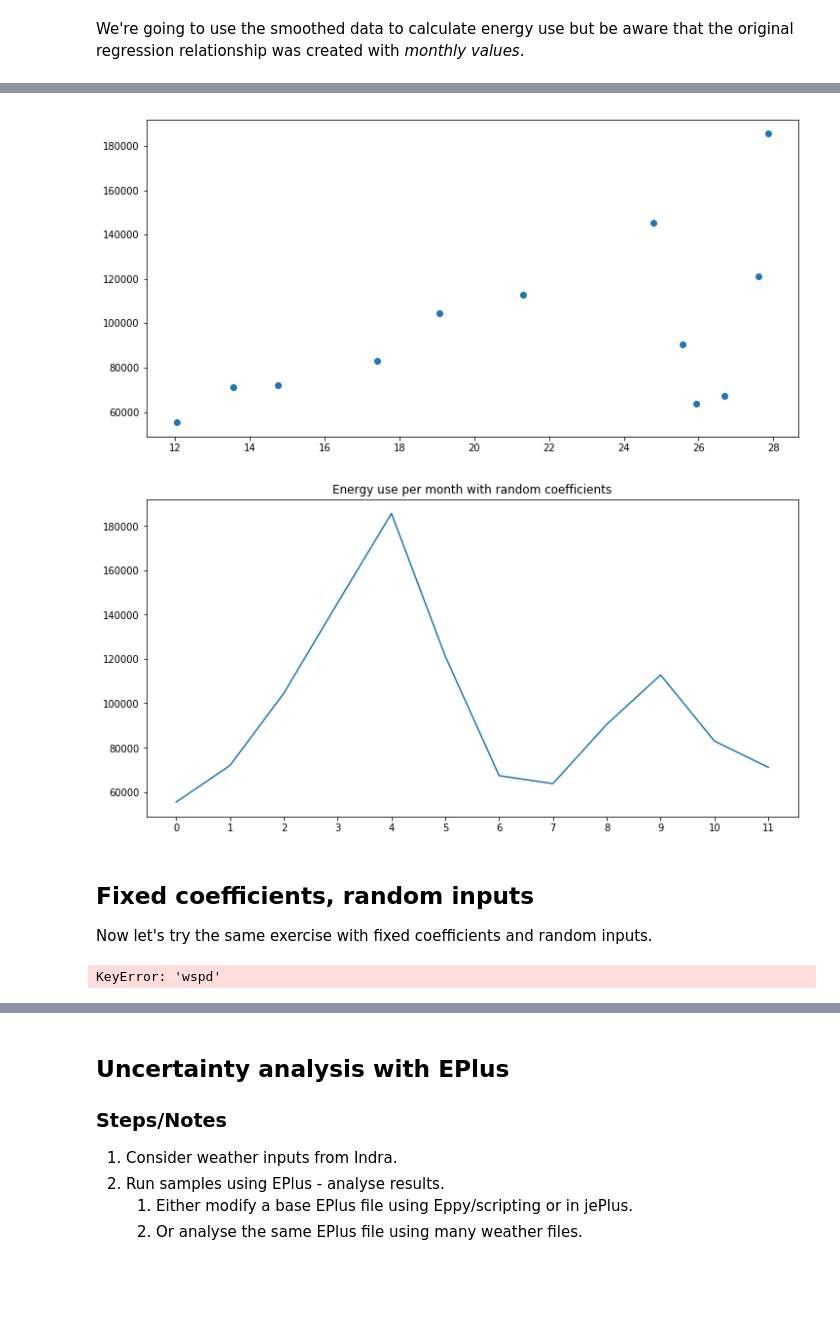
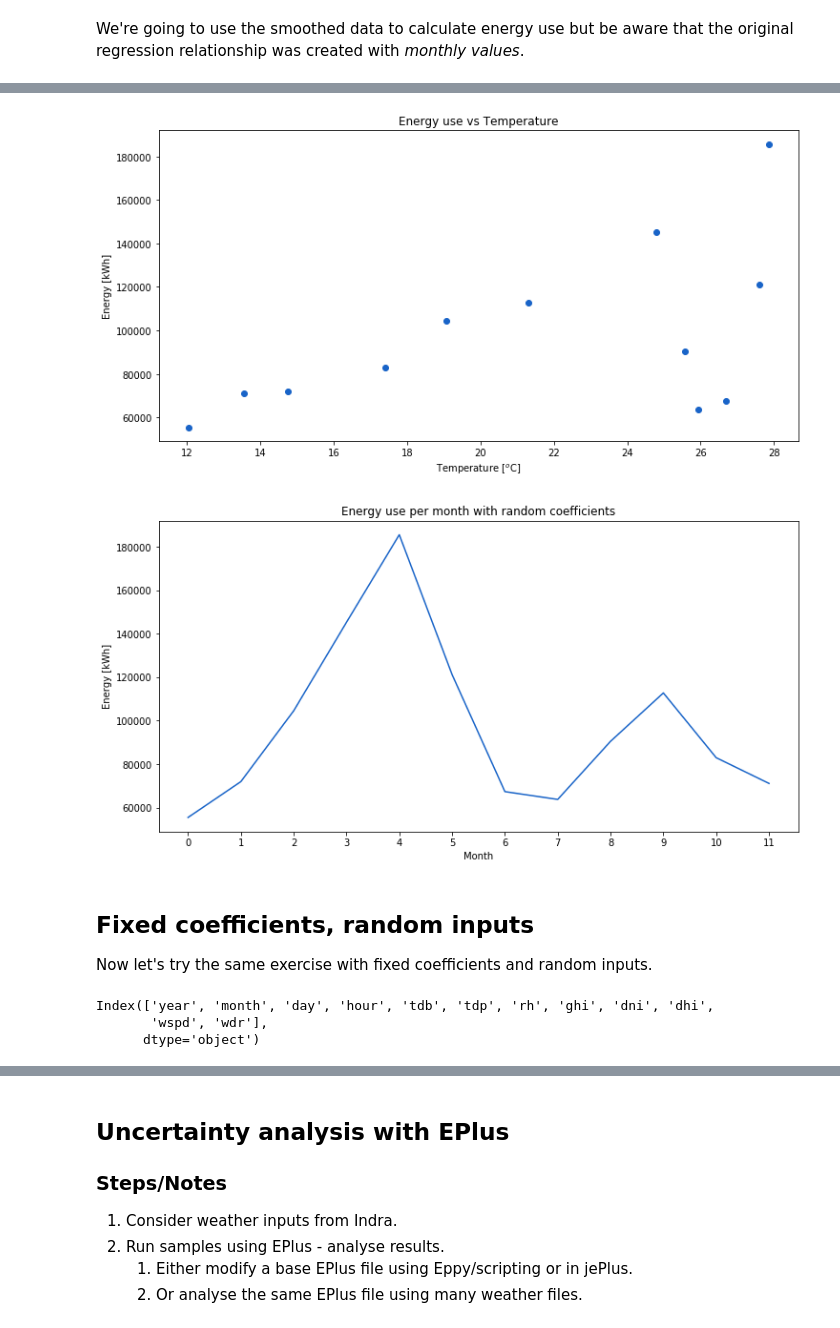
Before and after one commit to paragrastogi/CEPT_Workshop_January2020, a Jupyter notebook: lib/tutorial_v00.ipynb, the cells around one changed output, grey strips where cells are left out. Drawn from its saved outputs; the diff is of its cells as text; code cells hidden in the pictures; blank space fills up the shorter version.

```diff
--- a/lib/tutorial_v00.ipynb
+++ b/lib/tutorial_v00.ipynb
@@ -37,11 +49,15 @@ ddn, locdata, header, _ = wf.get_weather('ddn', path_epw_ddn, ftype='epw')
 # Save some metadata about the location.
 metadata_ddn = dict(locdata=locdata, header=header)
 
-# Do the same with Ahmedabad data.
-path_epw_amd = os.path.join('..', 'amd', 'IND_GJ_Ahmedabad-Patel.Intl.AP.426470_ISHRAE2014.epw')
-amd, locdata, header, _ = wf.get_weather('amd', path_epw_amd, ftype='epw')
+# # Do the same with Ahmedabad data.
+# path_epw_amd = os.path.join('..', 'amd', 'IND_GJ_Ahmedabad-Patel.Intl.AP.426470_ISHRAE2014.epw')
+# amd, locdata, header, _ = wf.get_weather('amd', path_epw_amd, ftype='epw')
 
-metadata_amd = dict(locdata=locdata, header=header)
+# metadata_amd = dict(locdata=locdata, header=header)
+
+# Set the variable 'tmy' to the incoming data from Dehradun - so changing
+# this statement will allow you to run the worksheet with any location.
+tmy = ddn
 
 print('======')
 # %% [output]
@@ -98,23 +112,23 @@ The simulators you use will almost never be random - for buildings at least - so
 relevant_keys = ['tdb', 'dni', 'ghi', 'wspd']
 
 # Declare an empty dataframe.
-ddn_summary = pd.DataFrame()
+tmy_summary = pd.DataFrame()
 
 # Assign individual columns.
 # Each weather parameter is grouped by month, and the monthly mean calculated.
-ddn_summary['month'] = pd.unique(ddn['month'])
-ddn_summary.index = ddn_summary['month']
+tmy_summary['month'] = pd.unique(ddn['month'])
+tmy_summary.index = tmy_summary['month']
 
-for key in ddn.columns:
+for key in tmy.columns:
     if key not in relevant_keys:
         continue
-    ddn_summary[key] = ddn.groupby(by=['month'])[key].mean()
+    tmy_summary[key] = tmy.groupby(by=['month'])[key].mean()
 
 # Calculate the monthly energy consumption with random coefficients.
-ddn_summary['energy'] = E_month(ddn_summary['tdb'], ddn_summary['dni'],
-                                       ddn_summary['ghi'], ddn_summary['wspd'])
+tmy_summary['energy'] = E_month(tmy_summary['tdb'], tmy_summary['dni'],
+                                       tmy_summary['ghi'], tmy_summary['wspd'])
 
-ddn_summary.head()
+tmy_summary.head()
 # %% [output]
 |  | month | tdb | ghi | dni | wspd | energy |
 | month |  |  |  |  |  |  |
@@ -225,21 +256,22 @@ plt.show()
 # Realise Dehradun is a far superior place to live than Ahmedabad.
 # %%
 fig, ax = plt.subplots(figsize=[12,6])
-ax.scatter(ddn_summary['tdb'], ddn_summary['energy'])
-plt.ylabel = 'Energy [kWh]'
-plt.xlabel = 'Temperature [$^o$C]'
+ax.scatter(tmy_summary['tdb'], tmy_summary['energy'], color=colours.blue)
+plt.ylabel('Energy [kWh]')
+plt.xlabel('Temperature [$^o$C]')
+plt.title('Energy use vs Temperature')
 plt.show()
 
 fig, ax = plt.subplots(figsize=[12,6])
-ax.plot(range(0, ddn_summary.shape[0]), ddn_summary['energy'])
-plt.ylabel = 'Energy [kWh]'
-plt.xlabel = 'Month'
+ax.plot(range(0, tmy_summary.shape[0]), tmy_summary['energy'], color=colours.blue)
+plt.ylabel('Energy [kWh]')
+plt.xlabel('Month')
 plt.title('Energy use per month with random coefficients')
 plt.xticks(range(0, 12))
 plt.show()
 # %% [output]
-[figure, old version]
+[figure, new version]
-[figure, old version]
+[figure, new version]
 # %% [markdown]
 ## Fixed coefficients, random inputs
 
@@ -274,14 +309,32 @@ n_hours = 8760  # Fixed for this dataset.
+# %%
+# Rearrange the date columns of this dataframe.
+# The columns should have been in this order already
+# but something was probably wrong in the reading/writing
+# or generation of the synthetic file.
+
+cols = syndata.columns.tolist()
+# print(ddn.columns)
+myorder = [3, 2, 0, 1, 8, 11, 7, 6, 5, 4, 9, 10]
+cols = [cols[i] for i in myorder]
+syndata = syndata[cols]
+print(syndata.columns)
+# %% [output]
+Index(['year', 'month', 'day', 'hour', 'tdb', 'tdp', 'rh', 'ghi', 'dni', 'dhi',
+       'wspd', 'wdr'],
+      dtype='object')
 # %%
+# Now let's fix the coefficients to some arbitrary values and plot inputs from
+
 span = 720
 
-ddn_syn_smooth = pd.DataFrame(data = np.zeros(syndata.shape), columns=syndata.columns, index=syndata.index)
+syn_smooth = pd.DataFrame(data = np.zeros(syndata.shape), columns=syndata.columns, index=syndata.index)
 
 for key in syndata.columns:
     if key not in relevant_keys:
-        continue
-    ddn_syn_smooth[key] = smoother(syndata[key].values, span)
+        syn_smooth[key] = syndata[key].values
+    else:
+        syn_smooth[key] = smoother(syndata[key].values, span)
 
-# ddn_smooth['energy'] = E_smooth(ddn_smooth['tdb'], ddn_smooth['dni'],
-#                                        ddn_smooth['ghi'], ddn_smooth['wspd'])
+syn_smooth['energy'] = E_month(syn_smooth['tdb'], syn_smooth['dni'],
+                               syn_smooth['ghi'], syn_smooth['wspd'],
+                               beta=np.ones([15, 1]))
-# %% [output]
-KeyError: 'wspd'
```
Also changed, not shown: parts of 25 cells of this notebook, 4 other files.
